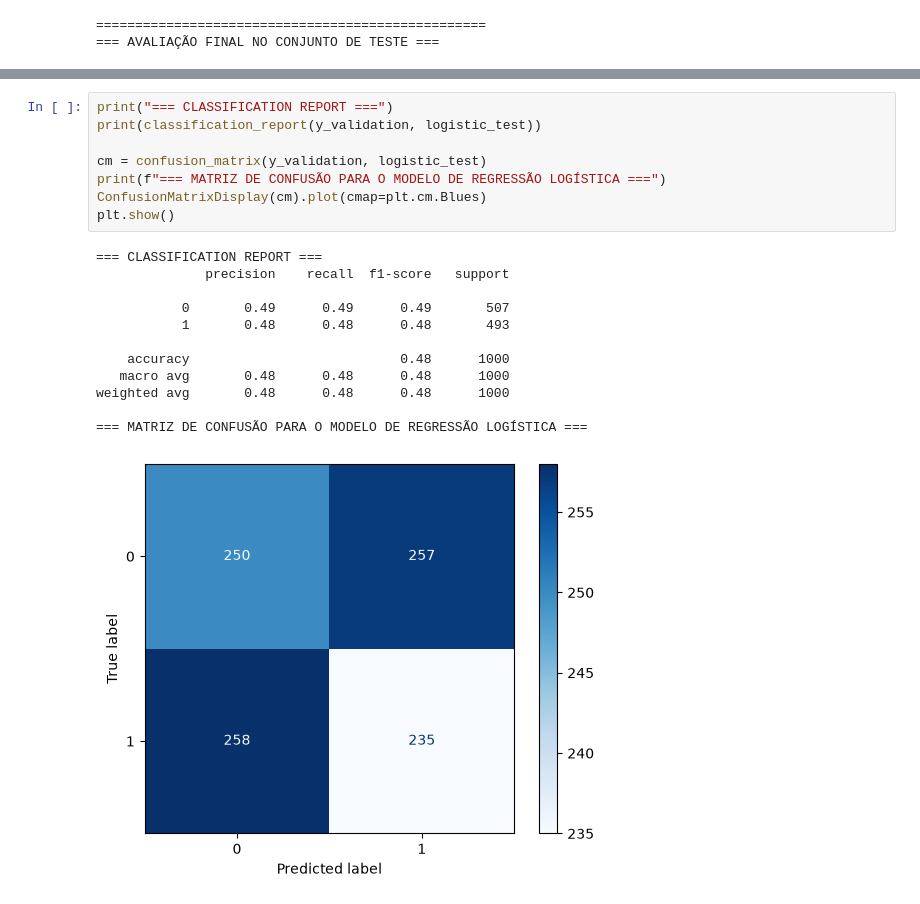
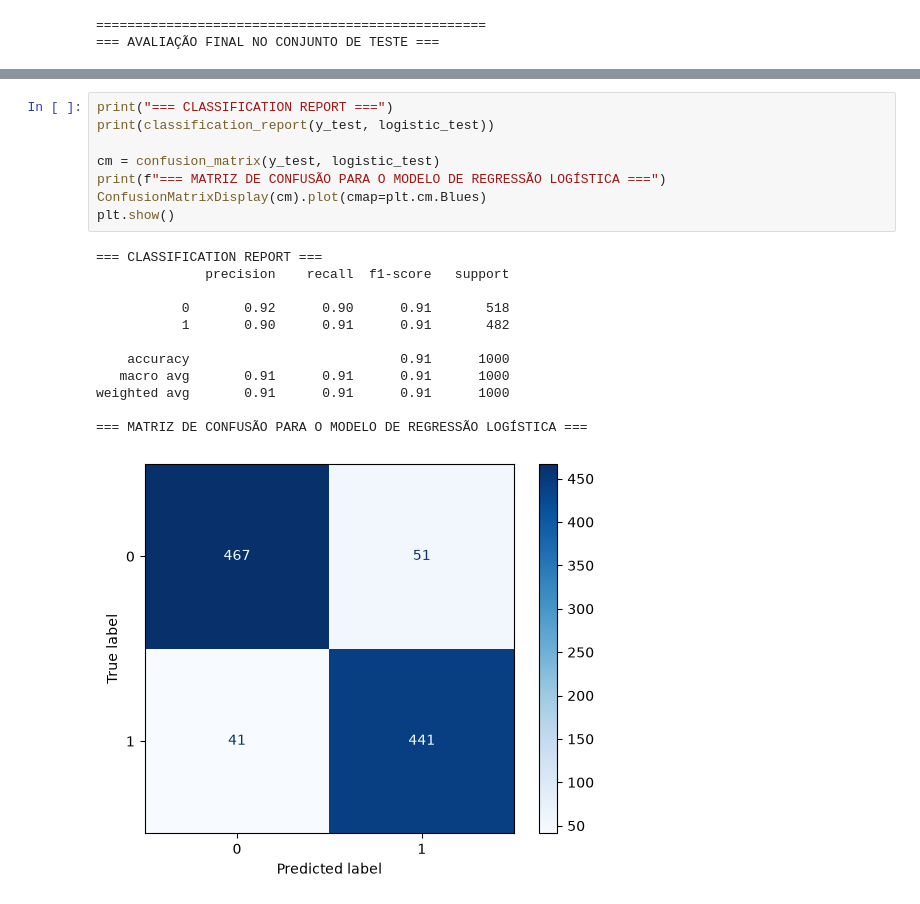
Before and after one commit to luiseduaardo/ml-ds, a Jupyter notebook: supervised-learning/bayesian-classifiers/bayes.ipynb, the cells around one changed output, grey strips where cells are left out. Cells and saved outputs as stored; diff of their text form.

```diff
--- a/supervised-learning/bayesian-classifiers/bayes.ipynb
+++ b/supervised-learning/bayesian-classifiers/bayes.ipynb
@@ -160,21 +160,21 @@ weighted avg       0.49      0.49      0.49      1000
 # %%
 print("=== CLASSIFICATION REPORT ===")
-print(classification_report(y_validation, logistic_test))
+print(classification_report(y_test, logistic_test))
 
-cm = confusion_matrix(y_validation, logistic_test)
+cm = confusion_matrix(y_test, logistic_test)
 print(f"=== MATRIZ DE CONFUSÃO PARA O MODELO DE REGRESSÃO LOGÍSTICA ===")
 ConfusionMatrixDisplay(cm).plot(cmap=plt.cm.Blues)
 plt.show()
 # %% [output]
 === CLASSIFICATION REPORT ===
               precision    recall  f1-score   support
 
-           0       0.49      0.49      0.49       507
-           1       0.48      0.48      0.48       493
+           0       0.92      0.90      0.91       518
+           1       0.90      0.91      0.91       482
 
-    accuracy                           0.48      1000
-   macro avg       0.48      0.48      0.48      1000
-weighted avg       0.48      0.48      0.48      1000
+    accuracy                           0.91      1000
+   macro avg       0.91      0.91      0.91      1000
+weighted avg       0.91      0.91      0.91      1000
 
 === MATRIZ DE CONFUSÃO PARA O MODELO DE REGRESSÃO LOGÍSTICA ===
-[figure, old version]
+[figure, new version]
```
Also changed, not shown: parts of 1 cell of this notebook.
